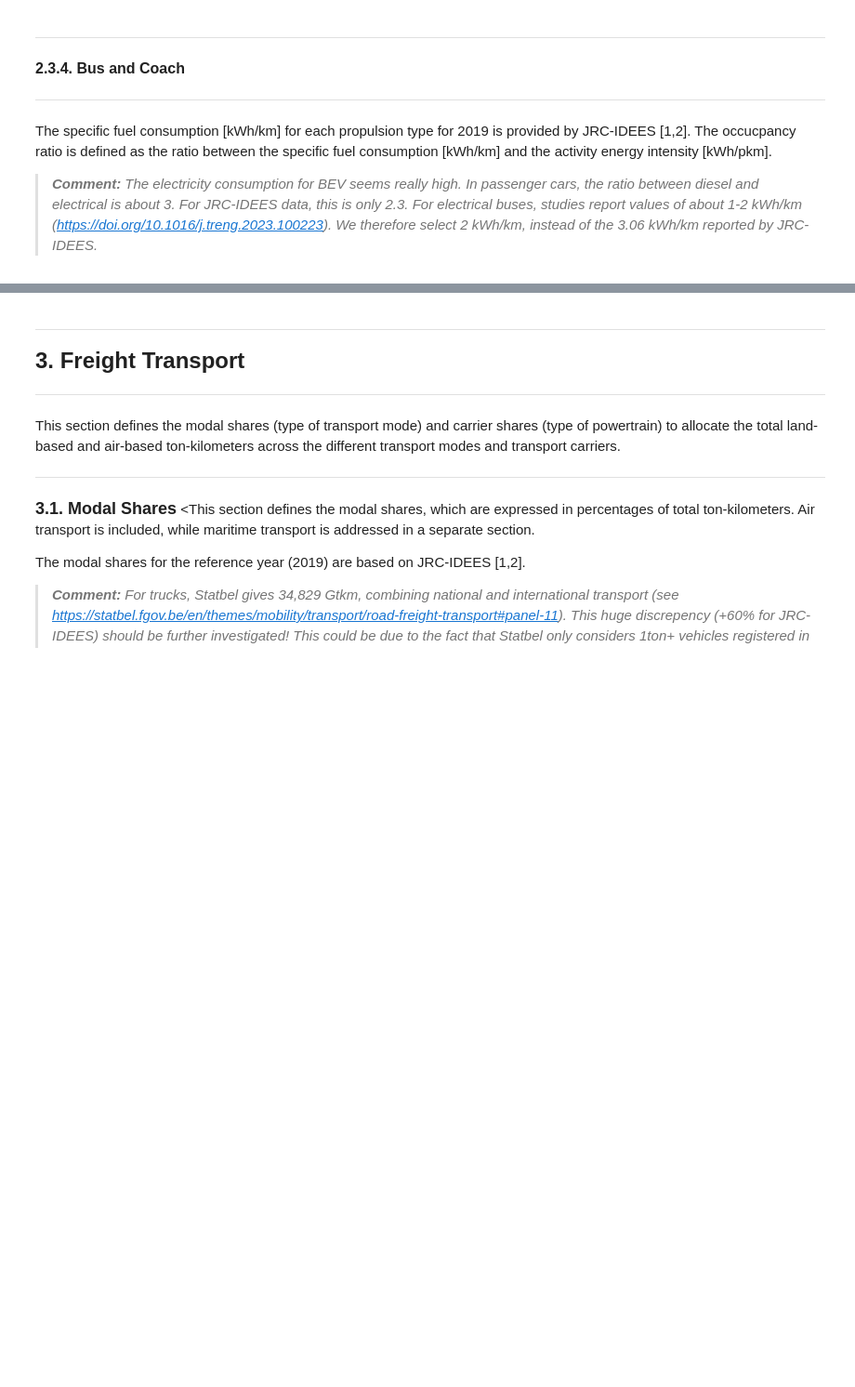
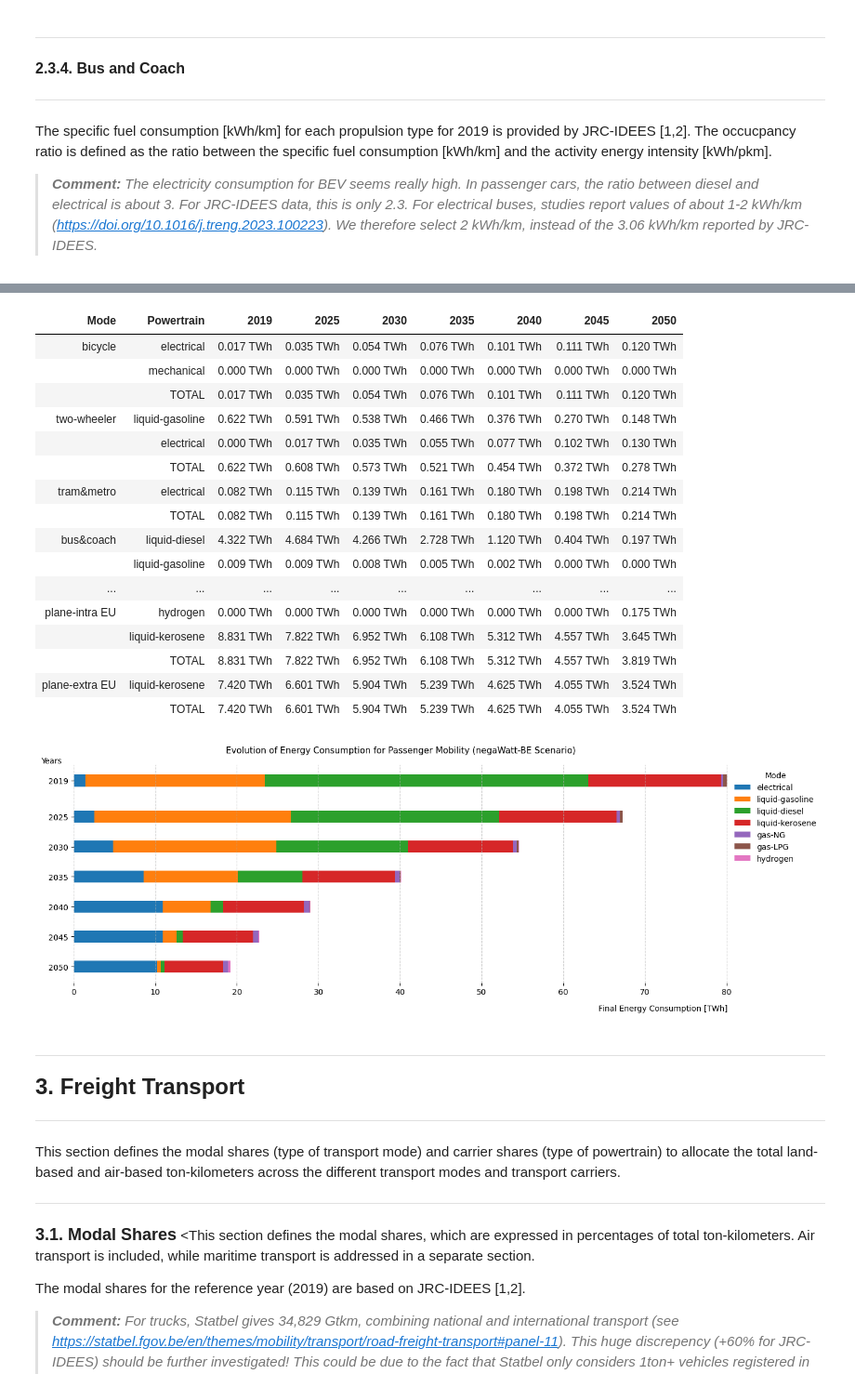
Before and after one commit to laterrea/negaWatt-BE, a Jupyter notebook: demand_model_transports_nW-BE_update.ipynb, the cells around one changed output, grey strips where cells are left out. Shown at 93% size. Drawn from its saved outputs; the diff is of its cells as text; code cells hidden in the pictures; blank space fills up the shorter version.

```diff
--- a/demand_model_transports_nW-BE_update.ipynb
+++ b/demand_model_transports_nW-BE_update.ipynb
@@ -710,13 +729,13 @@ The metro and tram mode contains only electric vehicles. Shares refer to the per
 > ***Comment:** Heavy metros are directly fed via a third rail (Brussels) and light metros (pre-metros) are directly fed via a catenary (Charleroi, Brussels, Antwerp). Trams are fed via a catenary (coastal tram, Brussels, Antwerp, Ghent, Charleroi) and hybrid catenary-battery (Liège).*
 # %%
 # Inputs - Define Sufficiency Scenario Data (SUF)
-sta = 100
-end = 100
+sta_PM_trm_met = 100 # [%]
+end_PM_trm_met = 100 # [%]
 # Outputs - Sufficiency Scenario Data (SUF)
-carriers_tram_metro = {
-    'electrical':  linear_growth(2019, sta, 2050, end, years), # [%]
+carriers_PM_trm_met = {
+    'electrical':  linear_growth(2019, sta_PM_trm_met, 2050, end_PM_trm_met, years), # [%]
 }
-df_tram_metro = pd.DataFrame(carriers_tram_metro, index=years).T.round(3)
+df_PM_trm_met = pd.DataFrame(carriers_PM_trm_met, index=years).T.round(3)
 # %% [markdown]
 ---
 
@@ -1309,3 +1376,71 @@ Extra-EU
+# %%
+if post_process:
+
+    # === Full table ===
+    df_fec = df_PM_TWh_all
+    df_fec['Mode'] = df_fec['Mode'].mask(df_fec['Mode'].duplicated(), '')
+    df_fec_r = df_fec[['Mode', 'Powertrain'] + list(years)]
+    styled = (
+        df_fec_r.style
+          .hide(axis='index')
+          #.set_caption("Carrier Shares (%)")
+          .set_table_attributes('style="width:100%;table-layout:fixed;"')
+          .apply(highlight_mode_separator, axis=1)
+          .apply(lambda row: [bold_mode(cell, row['Mode'], col) for col, cell in zip(df_fec_r.columns, row)], axis=1)
+          .set_properties(subset=['Powertrain'], **{'font-style':'italic'})
+          .format({year: "{:.3f} TWh" for year in years})
+    )
+    display(styled)
+
+    # === Breakdown bar chart - absolute values ===
+    dfmp = df_aggregated.transpose()
+    fig, ax = plt.subplots(figsize=(14, 5))
+    bottom = np.zeros(len(dfmp))
+    colors = plt.cm.tab10.colors # default matplotlib palette
+    # Thicker bars → control via height argument
+    bar_height = 2.0  # default is ~0.8; increase to 0.9–1.0 for thicker bars
+    j = 0
+    for i, fuel in enumerate(dfmp.columns):
+        ax.barh(dfmp.index, dfmp[fuel],
+                left=bottom, label=fuel,
+                color=colors[j % len(colors)],
+                height=bar_height)
+        bottom += dfmp[fuel]
+        j += 1
+    ax.set_xlabel("Final Energy Consumption [TWh]", fontsize=10, ha='right', va='top')
+    ax.xaxis.set_label_coords(1, -0.1)
+    ax.set_ylabel("Years", fontsize=10, rotation=0, ha='left', va='bottom')
+    ax.yaxis.set_label_coords(-0.05, 1)
+    ax.set_yticks(years)
+    ax.yaxis.set_inverted(True) # inverted axis with autoscaling
+    ax.set_title("Evolution of Energy Consumption for Passenger Mobility (negaWatt-BE Scenario)", fontsize=11, pad=15)
+    ax.legend(bbox_to_anchor=(1, 1), loc='upper left', title="Mode", frameon=False)
+    ax.grid(axis='x', linestyle='--', alpha=0.6)
+    ax.spines['top'].set_visible(False)
+    ax.spines['right'].set_visible(False)
+    ax.spines['bottom'].set_visible(False)
+    ax.spines['left'].set_visible(False)
+    fig.tight_layout()
+    plt.show()
+# %% [output]
+| Mode | Powertrain | 2019 | 2025 | 2030 | 2035 | 2040 | 2045 | 2050 |
+| bicycle | electrical | 0.017 TWh | 0.035 TWh | 0.054 TWh | 0.076 TWh | 0.101 TWh | 0.111 TWh | 0.120 TWh |
+|  | mechanical | 0.000 TWh | 0.000 TWh | 0.000 TWh | 0.000 TWh | 0.000 TWh | 0.000 TWh | 0.000 TWh |
+|  | TOTAL | 0.017 TWh | 0.035 TWh | 0.054 TWh | 0.076 TWh | 0.101 TWh | 0.111 TWh | 0.120 TWh |
+| two-wheeler | liquid-gasoline | 0.622 TWh | 0.591 TWh | 0.538 TWh | 0.466 TWh | 0.376 TWh | 0.270 TWh | 0.148 TWh |
+|  | electrical | 0.000 TWh | 0.017 TWh | 0.035 TWh | 0.055 TWh | 0.077 TWh | 0.102 TWh | 0.130 TWh |
+|  | TOTAL | 0.622 TWh | 0.608 TWh | 0.573 TWh | 0.521 TWh | 0.454 TWh | 0.372 TWh | 0.278 TWh |
+| tram&metro | electrical | 0.082 TWh | 0.115 TWh | 0.139 TWh | 0.161 TWh | 0.180 TWh | 0.198 TWh | 0.214 TWh |
+|  | TOTAL | 0.082 TWh | 0.115 TWh | 0.139 TWh | 0.161 TWh | 0.180 TWh | 0.198 TWh | 0.214 TWh |
+| bus&coach | liquid-diesel | 4.322 TWh | 4.684 TWh | 4.266 TWh | 2.728 TWh | 1.120 TWh | 0.404 TWh | 0.197 TWh |
+|  | liquid-gasoline | 0.009 TWh | 0.009 TWh | 0.008 TWh | 0.005 TWh | 0.002 TWh | 0.000 TWh | 0.000 TWh |
+| ... | ... | ... | ... | ... | ... | ... | ... | ... |
+| plane-intra EU | hydrogen | 0.000 TWh | 0.000 TWh | 0.000 TWh | 0.000 TWh | 0.000 TWh | 0.000 TWh | 0.175 TWh |
+|  | liquid-kerosene | 8.831 TWh | 7.822 TWh | 6.952 TWh | 6.108 TWh | 5.312 TWh | 4.557 TWh | 3.645 TWh |
+|  | TOTAL | 8.831 TWh | 7.822 TWh | 6.952 TWh | 6.108 TWh | 5.312 TWh | 4.557 TWh | 3.819 TWh |
+| plane-extra EU | liquid-kerosene | 7.420 TWh | 6.601 TWh | 5.904 TWh | 5.239 TWh | 4.625 TWh | 4.055 TWh | 3.524 TWh |
+|  | TOTAL | 7.420 TWh | 6.601 TWh | 5.904 TWh | 5.239 TWh | 4.625 TWh | 4.055 TWh | 3.524 TWh |
+[figure, added]
 # %% [markdown]
 
 ---
```
Also changed, not shown: parts of 75 cells of this notebook, 1 other file.
